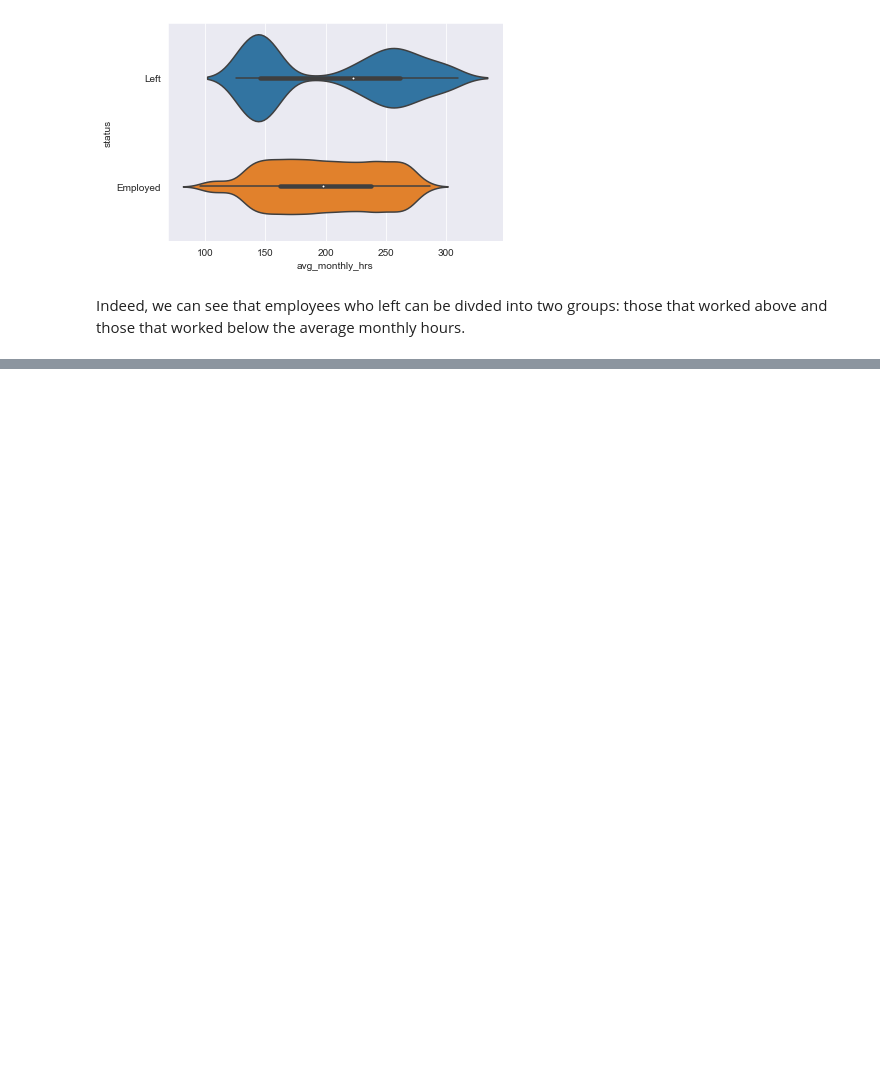
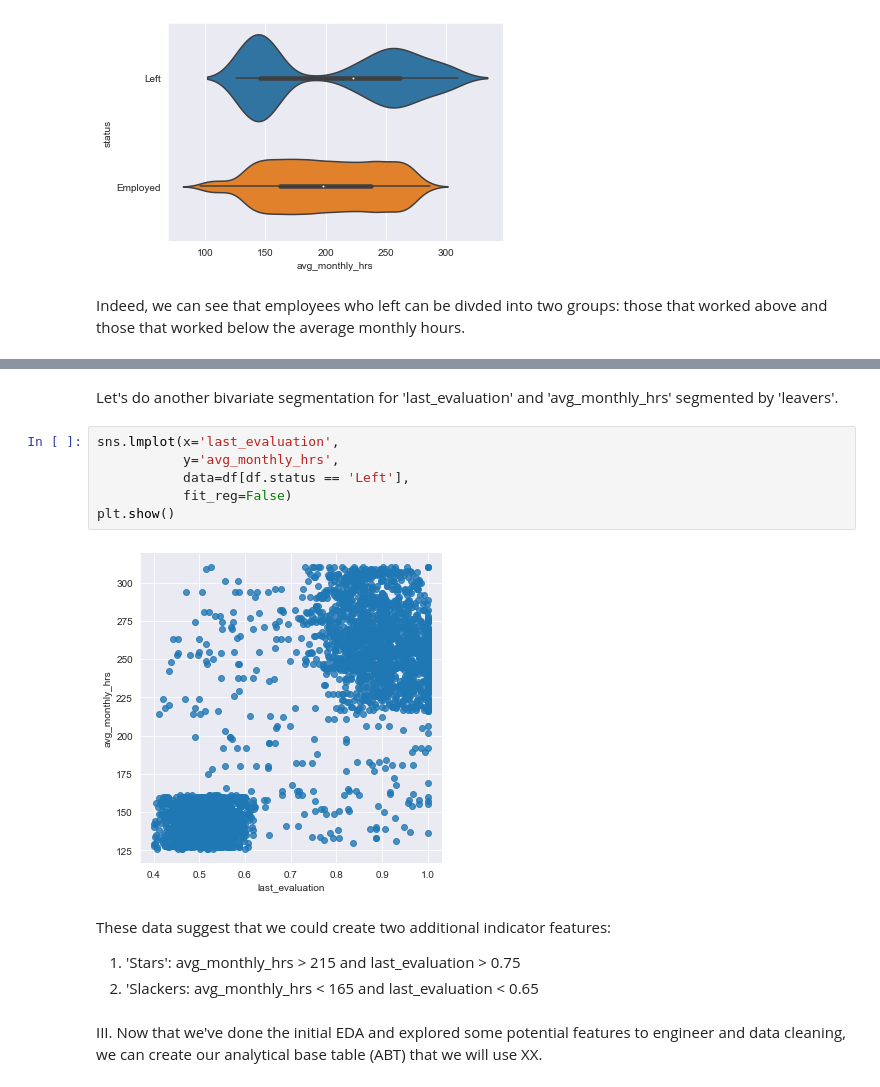
Before and after one commit to ARalevski/employee_retention, a Jupyter notebook: EDA_datacleaning_feature_engineering.ipynb, the cells around one changed output, grey strips where cells are left out. Saved outputs shown, nothing was run; the diff lists cells and outputs as text; blank space fills up the shorter version.

```diff
--- a/EDA_datacleaning_feature_engineering.ipynb
+++ b/EDA_datacleaning_feature_engineering.ipynb
@@ -256,0 +271,16 @@ Let's also look at
+# %% [markdown]
+Let's do another bivariate segmentation for 'last_evaluation' and 'avg_monthly_hrs' segmented by 'leavers'.
+# %%
+sns.lmplot(x='last_evaluation',
+           y='avg_monthly_hrs',
+           data=df[df.status == 'Left'],
+           fit_reg=False)
+plt.show()
+# %% [output]
+[figure, added]
+# %% [markdown]
+These data suggest that we could create two additional indicator features:
+1) 'Stars': avg_monthly_hrs > 215 and last_evaluation > 0.75
+2) 'Slackers: avg_monthly_hrs < 165 and last_evaluation < 0.65
+# %% [markdown]
+III. Now that we've done the initial EDA and explored some potential features to engineer and data cleaning, we can create our analytical base table (ABT) that we will use XX.
```
Also changed, not shown: parts of 6 cells of this notebook.
